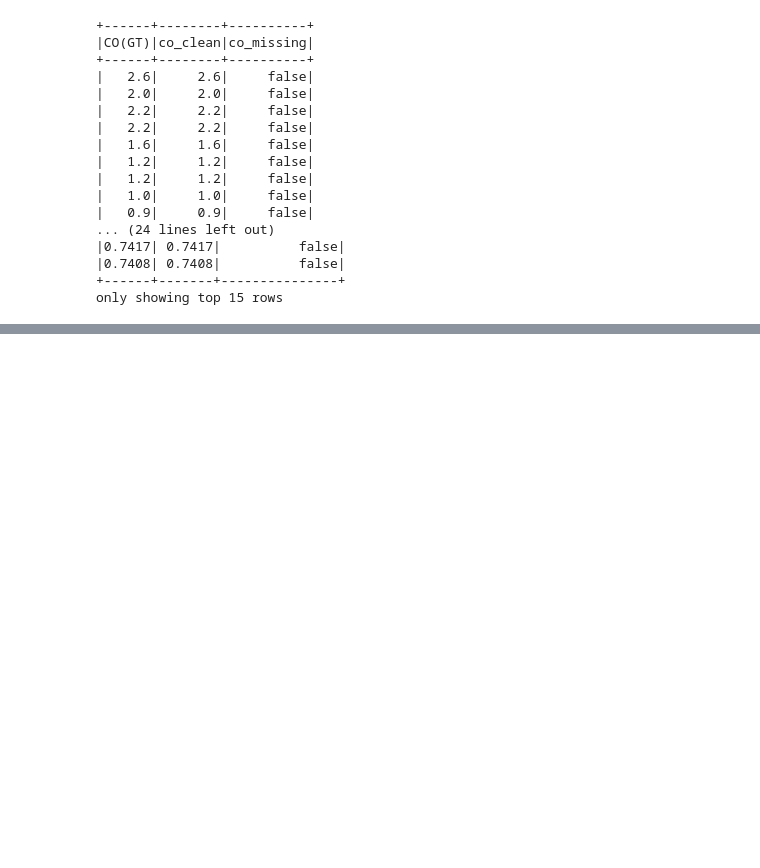
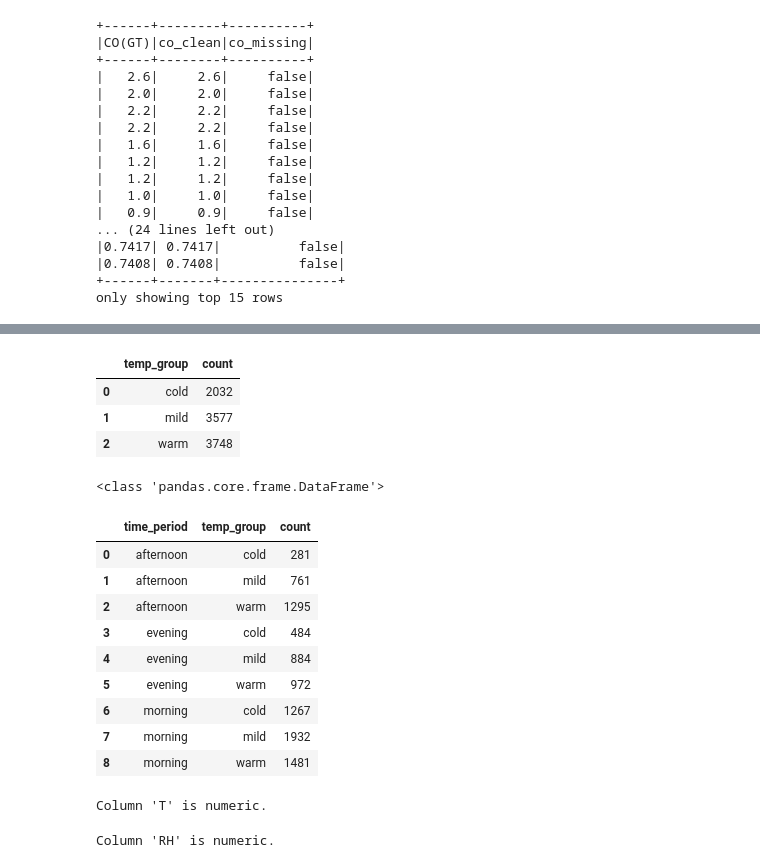
Before and after one commit to whiterabbit077/st554_project2, a Jupyter notebook: project2_solution.ipynb, the cells around one changed output, grey strips where cells are left out. Saved outputs shown, nothing was run; the diff lists cells and outputs as text; code cells hidden in the pictures; blank space fills up the shorter version.

Commit message:
added summary methods for min max and string level counts

```diff
--- a/project2_solution.ipynb
+++ b/project2_solution.ipynb
@@ -258,0 +276,6 @@ only showing top 15 rows
+# %%
+# Recreate the object so it uses the updated class definition
+air_check = SparkDataCheck.from_csv(spark, "air.csv")
+
+# Show the first few rows
+air_check.df.show(5)
@@ -258,0 +293,26 @@ only showing top 15 rows
+# %%
+# Create helper columns for testing the validation methods
+air_check.df = (
+    air_check.df
+    .withColumn(
+        "time_period",
+        F.when(F.col("Time") < "12:00:00", "morning")
+         .when(F.col("Time") < "18:00:00", "afternoon")
+         .otherwise("evening")
+    )
+    .withColumn(
+        "temp_group",
+        F.when(F.col("T").isNull(), F.lit(None))
+         .when(F.col("T") < 10, "cold")
+         .when(F.col("T") < 20, "mild")
+         .otherwise("warm")
+    )
+    .withColumn(
+        "co_clean",
+        F.when(F.col("CO(GT)") == -200, F.lit(None))
+         .otherwise(F.col("CO(GT)"))
+    )
+)
+
+# Show the first few rows
+air_check.df.show(5)
@@ -258,0 +415,42 @@ only showing top 15 rows
+# %%
+# Count levels of another string column
+result6 = air_check.count_string_levels("temp_group")
+
+#show the results
+result6
+# %% [output]
+|  | temp_group | count |
+| 0 | cold | 2032 |
+| 1 | mild | 3577 |
+| 2 | warm | 3748 |
+# %%
+# Count combinations of two string columns
+result7 = air_check.count_string_levels("time_period", "temp_group")
+
+# Check the output type
+print(type(result7))
+
+# Show the result
+result7
+# %% [output]
+<class 'pandas.core.frame.DataFrame'>
+|  | time_period | temp_group | count |
+| 0 | afternoon | cold | 281 |
+| 1 | afternoon | mild | 761 |
+| 2 | afternoon | warm | 1295 |
+| 3 | evening | cold | 484 |
+| 4 | evening | mild | 884 |
+| 5 | evening | warm | 972 |
+| 6 | morning | cold | 1267 |
+| 7 | morning | mild | 1932 |
+| 8 | morning | warm | 1481 |
+# %%
+# Test a bad input using a numeric column
+air_check.count_string_levels("T")
+# %% [output]
+Column 'T' is numeric.
+# %%
+# Test a bad input where the second column is numeric
+air_check.count_string_levels("time_period", "RH")
+# %% [output]
+Column 'RH' is numeric.
```
Also changed, not shown: parts of 10 cells of this notebook, 1 other file.
